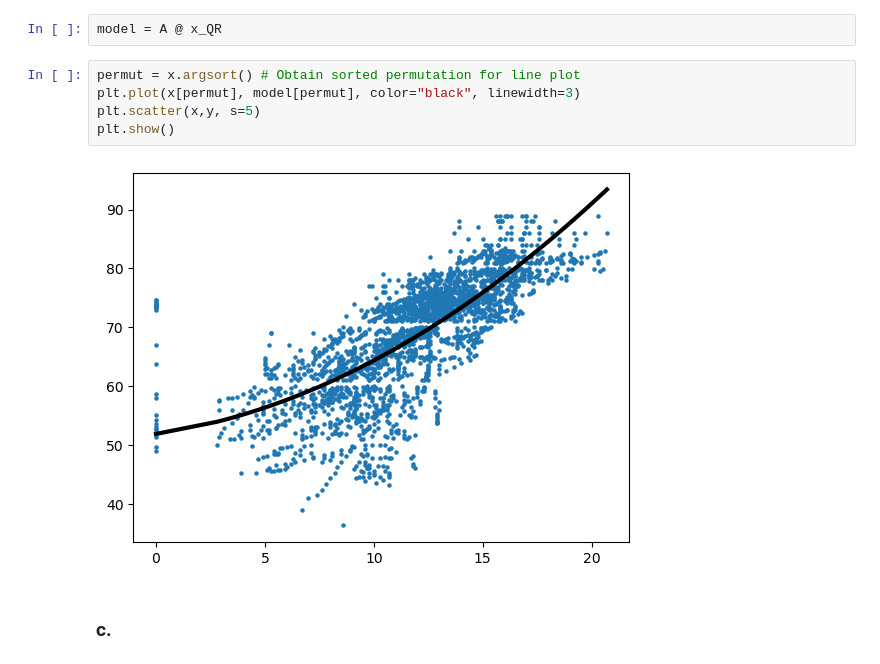
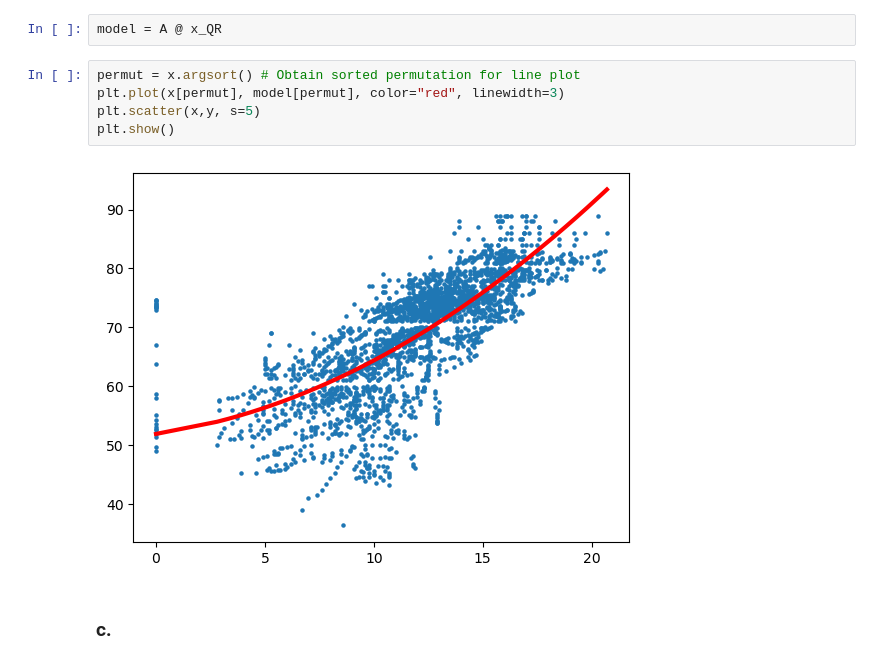
Before and after one commit to emiresenov/Applied-Linear-Algebra, a Jupyter notebook: A3/Assignment 3 - Orthogonalization and regression.ipynb, the cells around one changed output. Drawn from its saved outputs; the diff is of its cells as text.

```diff
--- a/A3/Assignment 3 - Orthogonalization and regression.ipynb
+++ b/A3/Assignment 3 - Orthogonalization and regression.ipynb
@@ -263,11 +263,11 @@ array([51.86257553,  0.54042781,  0.07089593])
 model = A @ x_QR
 # %%
 permut = x.argsort() # Obtain sorted permutation for line plot
-plt.plot(x[permut], model[permut], color="black", linewidth=3)
+plt.plot(x[permut], model[permut], color="red", linewidth=3)
 plt.scatter(x,y, s=5)
 plt.show()
 # %% [output]
-[figure, old version]
+[figure, new version]
 # %% [markdown]
 ### c.
 # %% [markdown]
```
Also changed, not shown: parts of 2 cells of this notebook, 7 other files.
